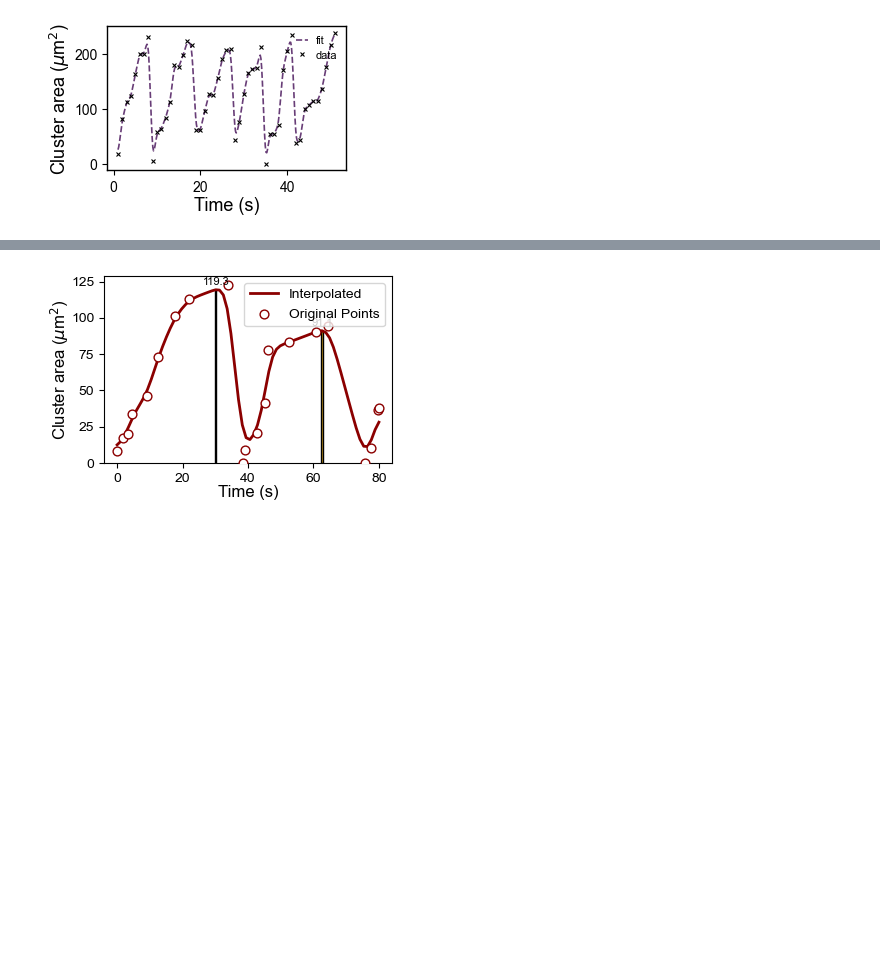
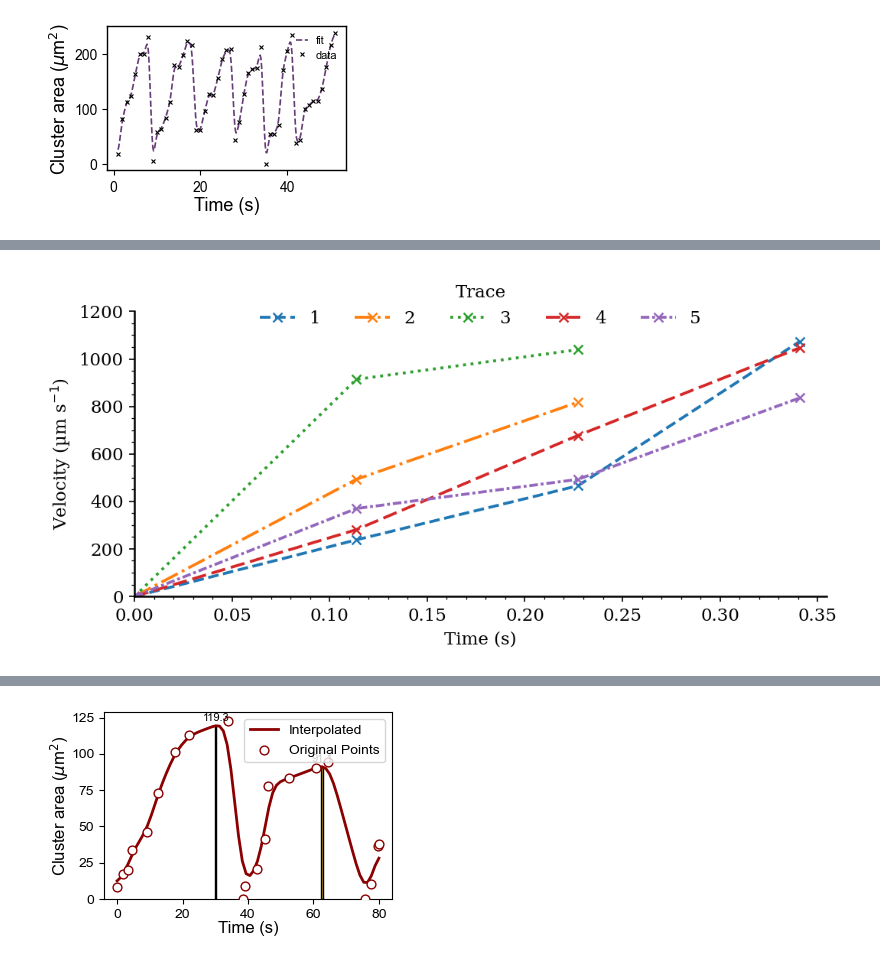
Before and after one commit to M-Medany/Ultrasound-induced-Particle-Dynamics-in-Pathological-Vascular-Vortices-, a Jupyter notebook: Plotting_filling_Aneurysm.ipynb, the cells around one changed output, grey strips where cells are left out. Drawn from its saved outputs; the diff is of its cells as text; code cells hidden in the pictures; blank space fills up the shorter version.

```diff
--- a/Plotting_filling_Aneurysm.ipynb
+++ b/Plotting_filling_Aneurysm.ipynb
@@ -1180,0 +1333,72 @@ plt.show()
+# %%
+# velocity_all_one_axis_numbered.py
+
+import numpy as np
+import matplotlib as mpl
+import matplotlib.pyplot as plt
+
+# ---------- Data ----------
+fps = 8.8
+dt = 1.0 / fps
+
+vel_sets = [
+    np.array([0, 238, 466, 1074], dtype=float),   # 1
+    np.array([0, 493, 818], dtype=float),         # 2
+    np.array([0, 914, 1039], dtype=float),        # 3
+    np.array([0, 281, 678, 1047], dtype=float),   # 4
+    np.array([0, 370, 493, 836], dtype=float),    # 5
+]
+labels = ["1", "2", "3", "4", "5"]
+
+# Common limits
+n_max  = max(len(v) for v in vel_sets)
+t_max  = (n_max - 1) * dt
+y_maxd = max(float(v.max()) for v in vel_sets)
+y_max  = max(1200, np.ceil(y_maxd/100.0)*100.0 + 100)
+
+# ---------- Style ----------
+mpl.rcdefaults()
+mpl.rcParams.update({
+    "figure.dpi": 150, "savefig.dpi": 300,
+    "font.family": "DejaVu Serif", "font.size": 11,
+    "axes.linewidth": 1.2, "axes.spines.top": False, "axes.spines.right": False,
+    "xtick.direction": "out", "ytick.direction": "out",
+})
+
+# Wider aspect (more x)
+fig, ax = plt.subplots(figsize=(7.2, 3.6))
+
+colors = plt.get_cmap("tab10").colors
+linestyles = ["--", "-.", ":", (0, (5, 2)), (0, (3, 1, 1, 1))]  # grayscale-friendly variety
+
+# ---------- Plot ----------
+for i, v in enumerate(vel_sets):
+    t = np.arange(v.size) * dt
+    ax.plot(
+        t, v,
+        color=colors[i % len(colors)],
+        lw=1.8, linestyle=linestyles[i % len(linestyles)],
+        marker="x", markersize=6, mew=1.2,
+        label=labels[i]
+    )
+
+# No grid
+ax.grid(False)
+
+# Axes, limits, ticks
+ax.set_xlabel("Time (s)")
+ax.set_ylabel("Velocity (µm s$^{-1}$)")
+xpad = 0.04 * (t_max if t_max > 0 else dt)
+ax.set_xlim(0, t_max + xpad)
+ax.set_ylim(0, y_max)
+ax.minorticks_on()
+
+# Legend with numbers
+ax.legend(title="Trace", frameon=False, ncol=5, loc="upper center", bbox_to_anchor=(0.5, 1.15))
+
+fig.tight_layout()
+plt.savefig("velocity_all_one_axis_numbered.png", bbox_inches="tight")
+plt.savefig("velocity_all_one_axis_numbered.pdf", bbox_inches="tight")
+plt.show()
+# %% [output]
+[figure, added]
```
Also changed, not shown: parts of 3 cells of this notebook, 8 other files.
